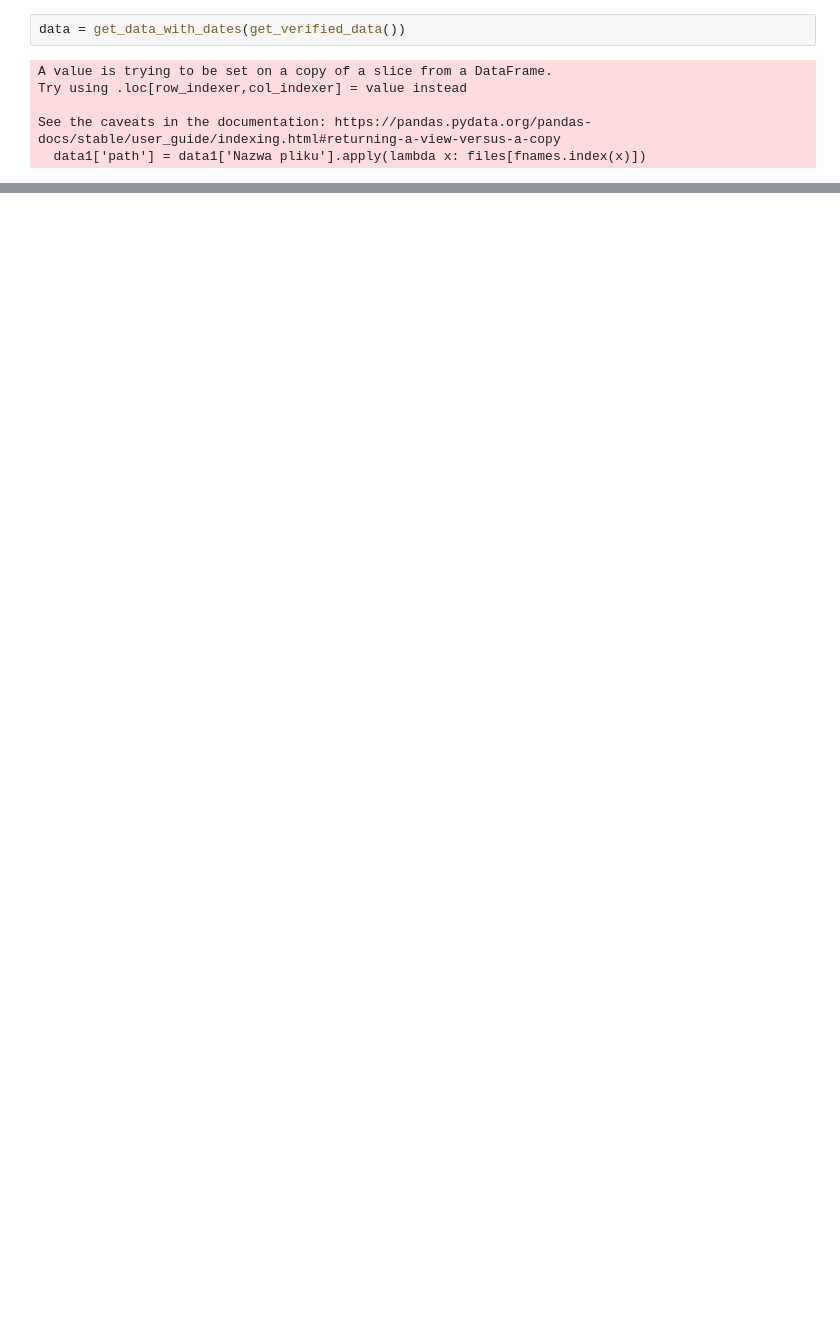
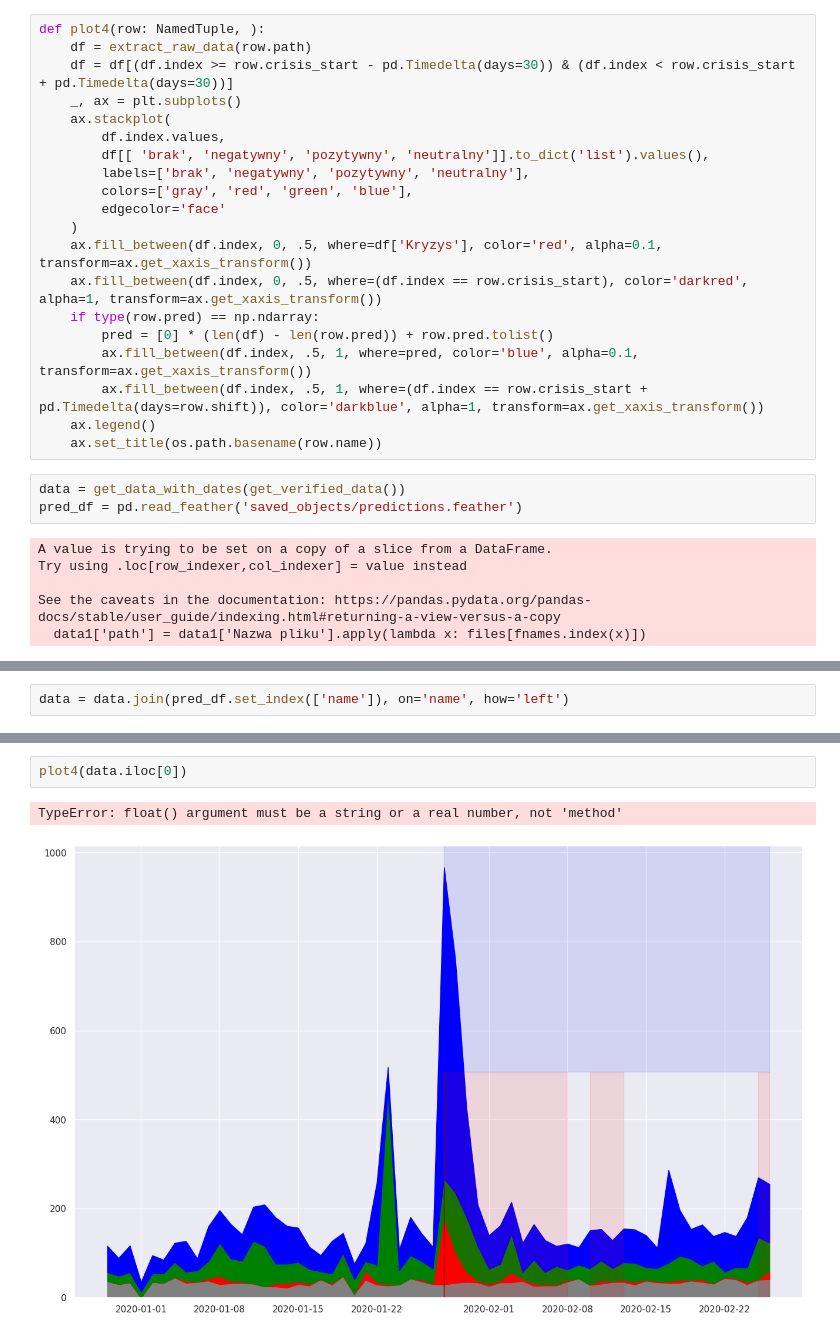
Before and after one commit to ProtossLuigi/crisis-detector, a Jupyter notebook: visualizations.ipynb, the cells around one changed output, grey strips where cells are left out. Saved outputs shown, nothing was run; the diff lists cells and outputs as text; blank space fills up the shorter version.

Commit message:
more plots

```diff
--- a/visualizations.ipynb
+++ b/visualizations.ipynb
@@ -89,8 +90,29 @@ def plot3(row: NamedTuple, ):
     ax.fill_between(df.index, 0, 1, where=(df.index == row.crisis_start), color='black', alpha=1, transform=ax.get_xaxis_transform())
     ax.legend()
     ax.set_title(os.path.basename(row.name))
+# %%
+def plot4(row: NamedTuple, ):
+    df = extract_raw_data(row.path)
+    df = df[(df.index >= row.crisis_start - pd.Timedelta(days=30)) & (df.index < row.crisis_start + pd.Timedelta(days=30))]
+    _, ax = plt.subplots()
+    ax.stackplot(
+        df.index.values,
+        df[[ 'brak', 'negatywny', 'pozytywny', 'neutralny']].to_dict('list').values(),
+        labels=['brak', 'negatywny', 'pozytywny', 'neutralny'],
+        colors=['gray', 'red', 'green', 'blue'],
+        edgecolor='face'
+    )
+    ax.fill_between(df.index, 0, .5, where=df['Kryzys'], color='red', alpha=0.1, transform=ax.get_xaxis_transform())
+    ax.fill_between(df.index, 0, .5, where=(df.index == row.crisis_start), color='darkred', alpha=1, transform=ax.get_xaxis_transform())
+    if type(row.pred) == np.ndarray:
+        pred = [0] * (len(df) - len(row.pred)) + row.pred.tolist()
+        ax.fill_between(df.index, .5, 1, where=pred, color='blue', alpha=0.1, transform=ax.get_xaxis_transform())
+        ax.fill_between(df.index, .5, 1, where=(df.index == row.crisis_start + pd.Timedelta(days=row.shift)), color='darkblue', alpha=1, transform=ax.get_xaxis_transform())
+    ax.legend()
+    ax.set_title(os.path.basename(row.name))
 # %%
 data = get_data_with_dates(get_verified_data())
+pred_df = pd.read_feather('saved_objects/predictions.feather')
 # %% [output]
 A value is trying to be set on a copy of a slice from a DataFrame.
 Try using .loc[row_indexer,col_indexer] = value instead
@@ -99,0 +126,2 @@ See the caveats in the documentation: https://pandas.pydata.org/pandas-docs/stab
+# %%
+data = data.join(pred_df.set_index(['name']), on='name', how='left')
@@ -99,0 +149,5 @@ See the caveats in the documentation: https://pandas.pydata.org/pandas-docs/stab
+# %%
+plot4(data.iloc[0])
+# %% [output]
+TypeError: float() argument must be a string or a real number, not 'method'
+[figure, added]
```
Also changed, not shown: parts of 9 cells of this notebook, 2 other files.
